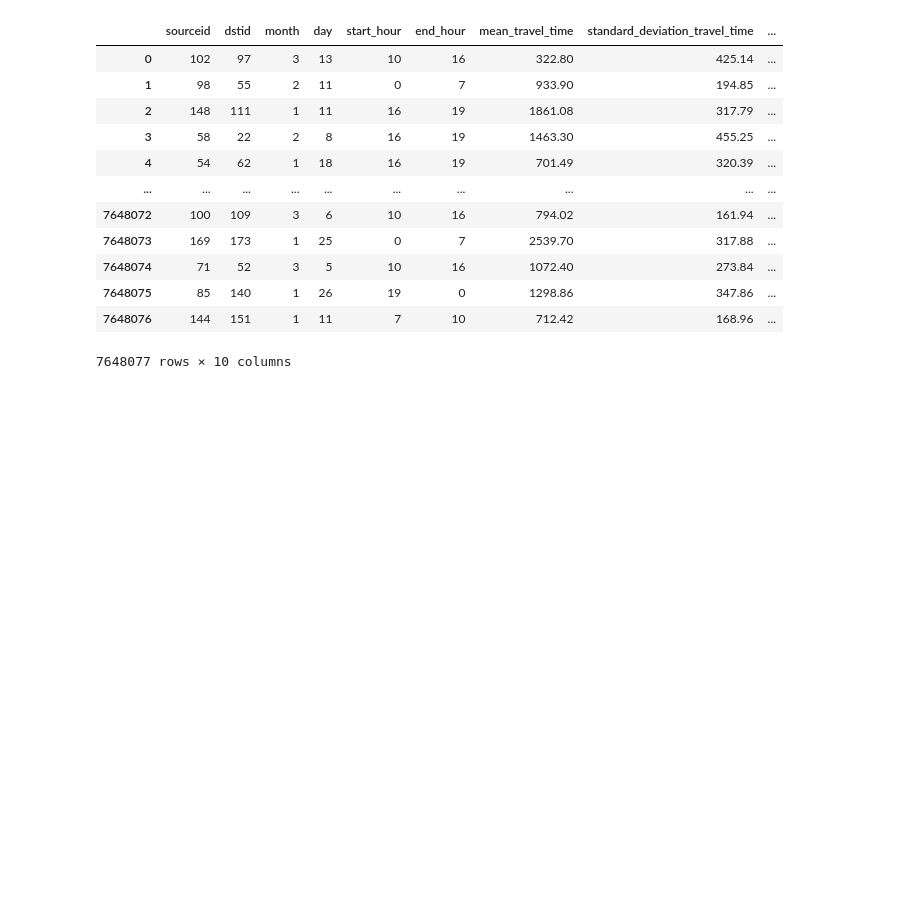
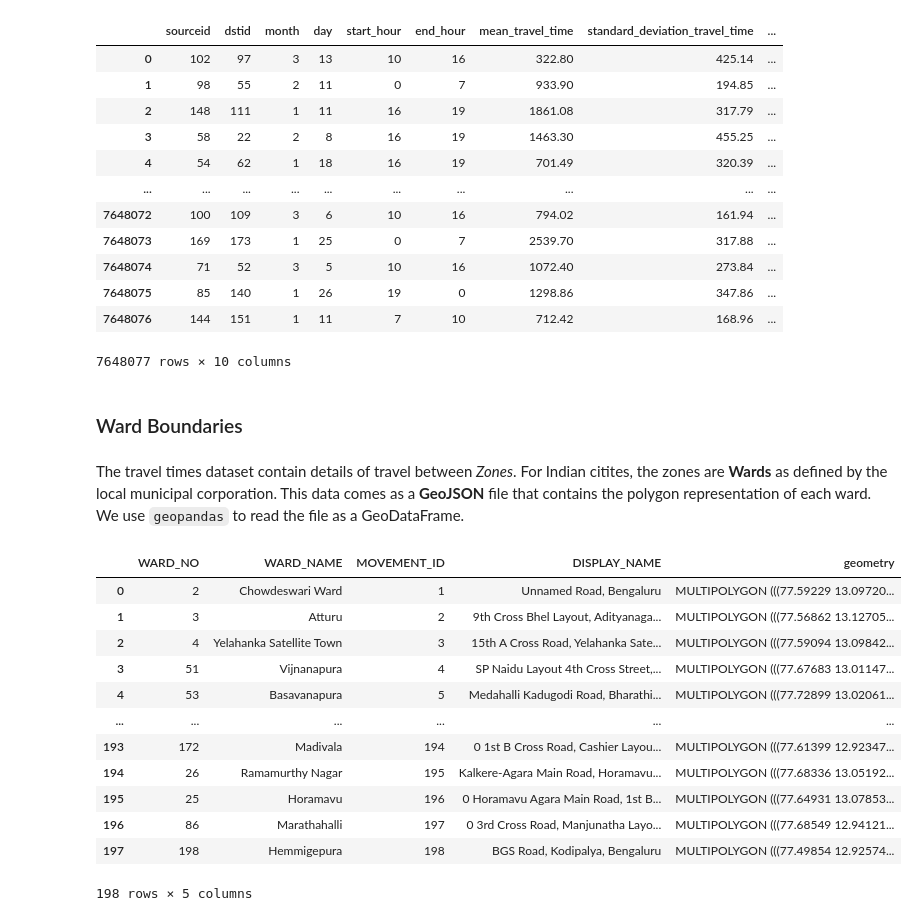
Before and after one commit to vishnuprasadjs/spatial-data-science, a Jupyter notebook: travel_time_prediction/uber_osm_model.ipynb, the cells around one changed output. Drawn from its saved outputs; the diff is of its cells as text; code cells hidden in the pictures; blank space fills up the shorter version.

```diff
--- a/travel_time_prediction/uber_osm_model.ipynb
+++ b/travel_time_prediction/uber_osm_model.ipynb
@@ -52,3 +61,7 @@ travel_times
 | 7648075 | 85 | 140 | 1 | 26 | 19 | 0 | 1298.86 | 347.86 | ... |
 | 7648076 | 144 | 151 | 1 | 11 | 7 | 10 | 712.42 | 168.96 | ... |
 7648077 rows × 10 columns
+# %% [markdown]
+### Ward Boundaries
+# %% [markdown]
+The travel times dataset contain details of travel between *Zones*. For Indian citites, the zones are **Wards** as defined by the local municipal corporation. This data comes as a **GeoJSON** file that contains the polygon representation of each ward. We use `geopandas` to read the file as a GeoDataFrame.
@@ -54,0 +72,16 @@ travel_times
+# %%
+wards
+# %% [output]
+|  | WARD_NO | WARD_NAME | MOVEMENT_ID | DISPLAY_NAME | geometry |
+| 0 | 2 | Chowdeswari Ward | 1 | Unnamed Road, Bengaluru | MULTIPOLYGON (((77.59229 13.09720... |
+| 1 | 3 | Atturu | 2 | 9th Cross Bhel Layout, Adityanaga... | MULTIPOLYGON (((77.56862 13.12705... |
+| 2 | 4 | Yelahanka Satellite Town | 3 | 15th A Cross Road, Yelahanka Sate... | MULTIPOLYGON (((77.59094 13.09842... |
+| 3 | 51 | Vijnanapura | 4 | SP Naidu Layout 4th Cross Street,... | MULTIPOLYGON (((77.67683 13.01147... |
+| 4 | 53 | Basavanapura | 5 | Medahalli Kadugodi Road, Bharathi... | MULTIPOLYGON (((77.72899 13.02061... |
+| ... | ... | ... | ... | ... | ... |
+| 193 | 172 | Madivala | 194 | 0 1st B Cross Road, Cashier Layou... | MULTIPOLYGON (((77.61399 12.92347... |
+| 194 | 26 | Ramamurthy Nagar | 195 | Kalkere-Agara Main Road, Horamavu... | MULTIPOLYGON (((77.68336 13.05192... |
+| 195 | 25 | Horamavu | 196 | 0 Horamavu Agara Main Road, 1st B... | MULTIPOLYGON (((77.64931 13.07853... |
+| 196 | 86 | Marathahalli | 197 | 0 3rd Cross Road, Manjunatha Layo... | MULTIPOLYGON (((77.68549 12.94121... |
+| 197 | 198 | Hemmigepura | 198 | BGS Road, Kodipalya, Bengaluru | MULTIPOLYGON (((77.49854 12.92574... |
+198 rows × 5 columns
```
Also changed, not shown: parts of 14 cells of this notebook, 1 other file.
